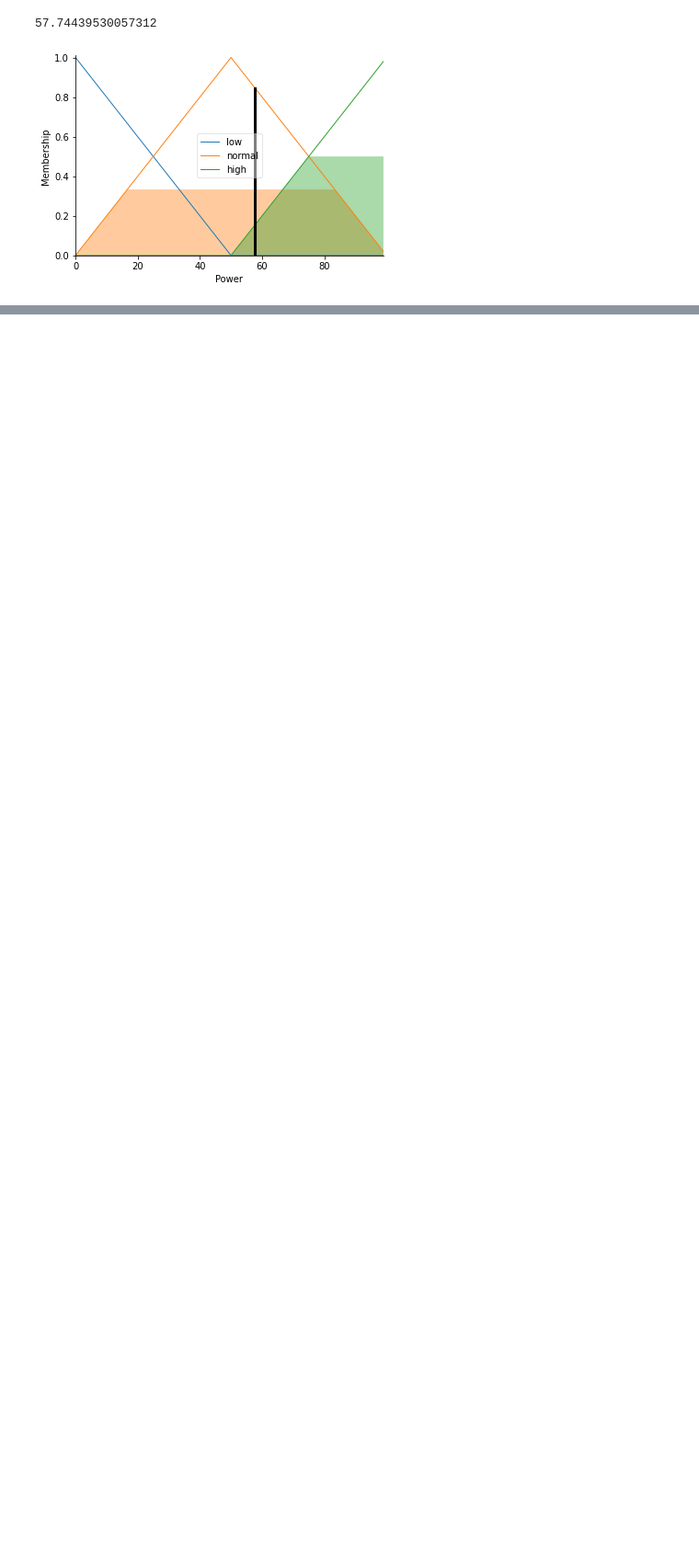
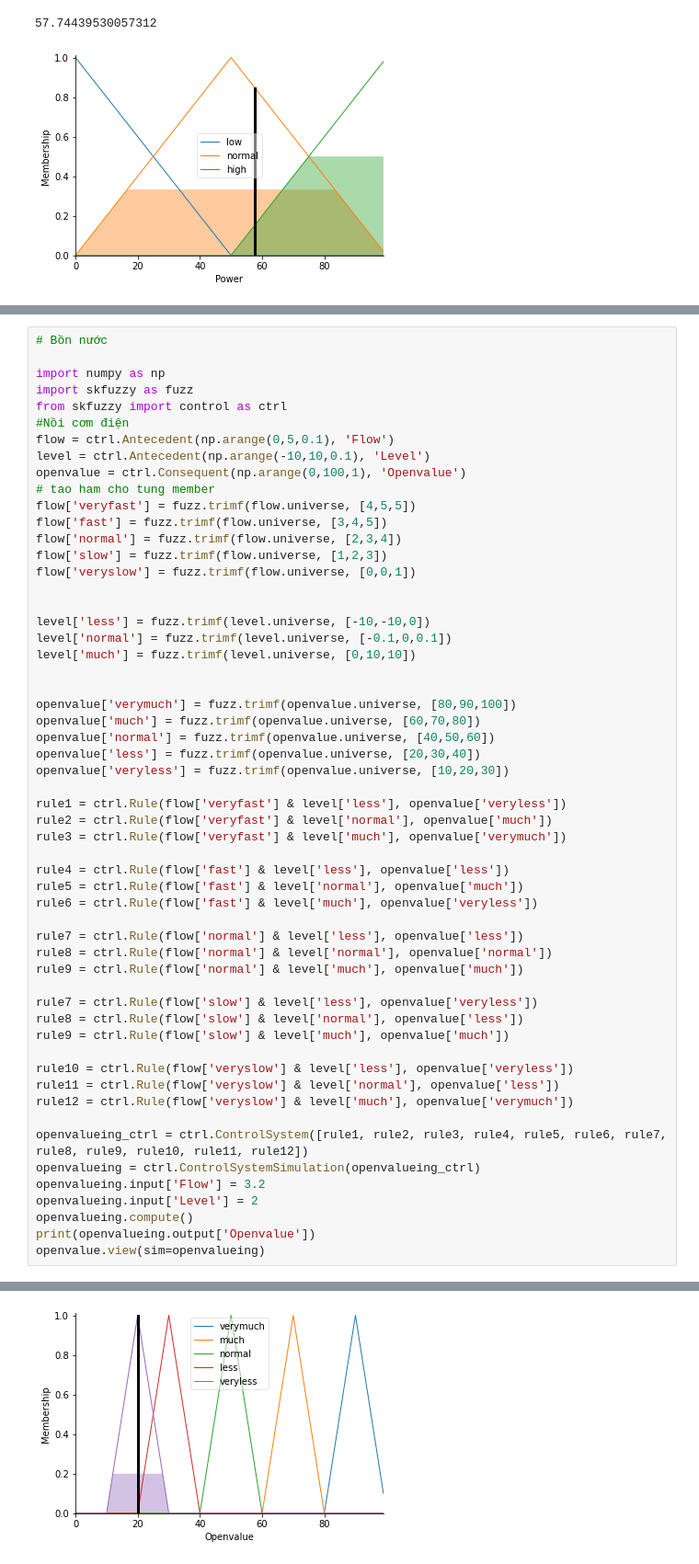
Before and after one commit to NHoangThanh/AI-assignment, a Jupyter notebook: Fuzzy.ipynb, the cells around one changed output, grey strips where cells are left out. Shown at 92% size. Drawn from its saved outputs; the diff is of its cells as text; blank space fills up the shorter version.

```diff
--- a/Fuzzy.ipynb
+++ b/Fuzzy.ipynb
@@ -63,0 +62,57 @@ power.view(sim=powering)
+# %%
+# Bồn nước
+
+import numpy as np
+import skfuzzy as fuzz
+from skfuzzy import control as ctrl
+#Nồi cơm điện
+flow = ctrl.Antecedent(np.arange(0,5,0.1), 'Flow')
+level = ctrl.Antecedent(np.arange(-10,10,0.1), 'Level')
+openvalue = ctrl.Consequent(np.arange(0,100,1), 'Openvalue')
+# tao ham cho tung member
+flow['veryfast'] = fuzz.trimf(flow.universe, [4,5,5])
+flow['fast'] = fuzz.trimf(flow.universe, [3,4,5])
+flow['normal'] = fuzz.trimf(flow.universe, [2,3,4])
+flow['slow'] = fuzz.trimf(flow.universe, [1,2,3])
+flow['veryslow'] = fuzz.trimf(flow.universe, [0,0,1])
+
+
+level['less'] = fuzz.trimf(level.universe, [-10,-10,0])
+level['normal'] = fuzz.trimf(level.universe, [-0.1,0,0.1])
+level['much'] = fuzz.trimf(level.universe, [0,10,10])
+
+
+openvalue['verymuch'] = fuzz.trimf(openvalue.universe, [80,90,100])
+openvalue['much'] = fuzz.trimf(openvalue.universe, [60,70,80])
+openvalue['normal'] = fuzz.trimf(openvalue.universe, [40,50,60])
+openvalue['less'] = fuzz.trimf(openvalue.universe, [20,30,40])
+openvalue['veryless'] = fuzz.trimf(openvalue.universe, [10,20,30])
+
+rule1 = ctrl.Rule(flow['veryfast'] & level['less'], openvalue['veryless'])
+rule2 = ctrl.Rule(flow['veryfast'] & level['normal'], openvalue['much'])
+rule3 = ctrl.Rule(flow['veryfast'] & level['much'], openvalue['verymuch'])
+
+rule4 = ctrl.Rule(flow['fast'] & level['less'], openvalue['less'])
+rule5 = ctrl.Rule(flow['fast'] & level['normal'], openvalue['much'])
+rule6 = ctrl.Rule(flow['fast'] & level['much'], openvalue['veryless'])
+
+rule7 = ctrl.Rule(flow['normal'] & level['less'], openvalue['less'])
+rule8 = ctrl.Rule(flow['normal'] & level['normal'], openvalue['normal'])
+rule9 = ctrl.Rule(flow['normal'] & level['much'], openvalue['much'])
+
+rule7 = ctrl.Rule(flow['slow'] & level['less'], openvalue['veryless'])
+rule8 = ctrl.Rule(flow['slow'] & level['normal'], openvalue['less'])
+rule9 = ctrl.Rule(flow['slow'] & level['much'], openvalue['much'])
+
+rule10 = ctrl.Rule(flow['veryslow'] & level['less'], openvalue['veryless'])
+rule11 = ctrl.Rule(flow['veryslow'] & level['normal'], openvalue['less'])
+rule12 = ctrl.Rule(flow['veryslow'] & level['much'], openvalue['verymuch'])
+
+openvalueing_ctrl = ctrl.ControlSystem([rule1, rule2, rule3, rule4, rule5, rule6, rule7, rule8, rule9, rule10, rule11, rule12])
+openvalueing = ctrl.ControlSystemSimulation(openvalueing_ctrl)
+openvalueing.input['Flow'] = 3.2
+openvalueing.input['Level'] = 2
+openvalueing.compute()
+print(openvalueing.output['Openvalue'])
+openvalue.view(sim=openvalueing)
+# %% [output]
@@ -63,0 +120 @@ power.view(sim=powering)
+[figure, added]
```
Also changed, not shown: parts of 2 cells of this notebook.
